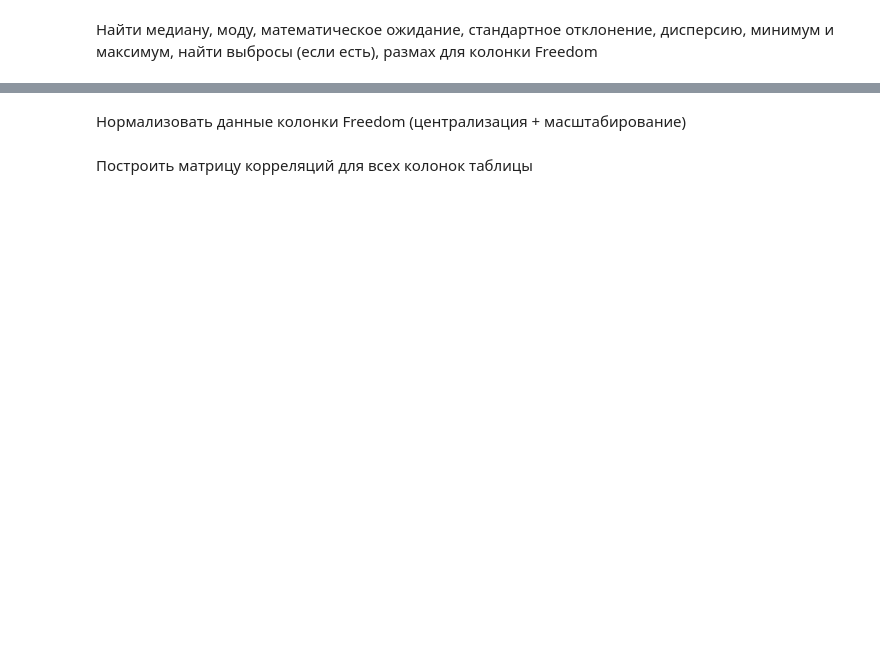
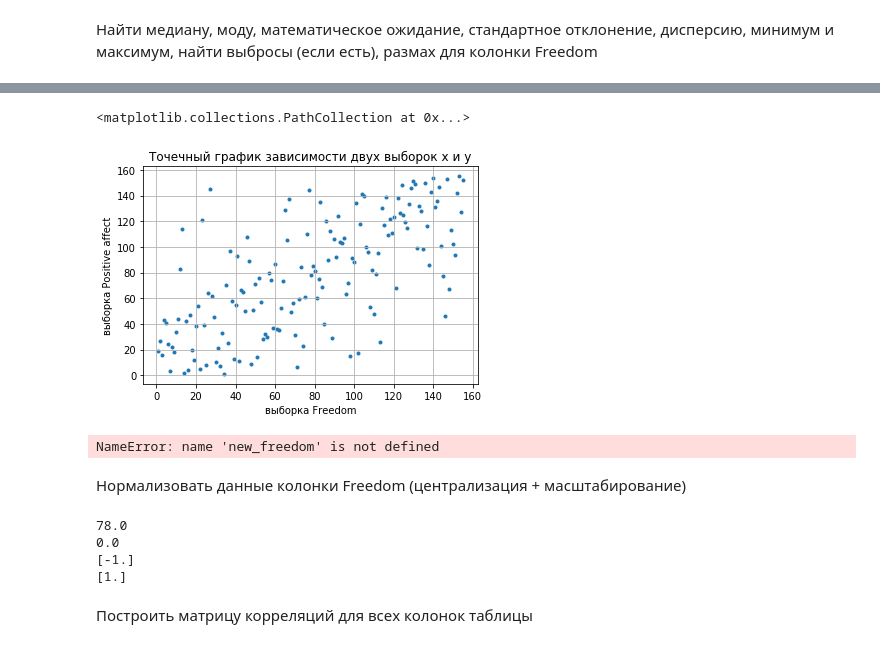
Before and after one commit to pythonwillow/pyda, a Jupyter notebook: dz_1 основы описательной статистики, виды распределений.ipynb, the cells around one changed output, grey strips where cells are left out. Saved outputs shown, nothing was run; the diff lists cells and outputs as text; code cells hidden in the pictures; blank space fills up the shorter version.

```diff
--- a/dz_1 основы описательной статистики, виды распределений.ipynb
+++ b/dz_1 основы описательной статистики, виды распределений.ipynb
@@ -38,4 +114,44 @@ World happiness gauged by technologies, social norms, and government policies. D
+# %%
+Freedom= df['Freedom']
+Positive_affect = df['Positive affect']
+plt.xlabel('выборка Freedom')
+plt.ylabel('выборка Positive affect')
+plt.title('Точечный график зависимости двух выборок x и y')
+plt.grid(True)
+plt.scatter(Freedom, Positive_affect, marker='.')
+# %% [output]
+<matplotlib.collections.PathCollection at 0x...>
+[figure, added]
+# %%
+from scipy.stats import pearsonr
+x = new_freedom
+y = df['Positive affect'].dropna()
+
+corr, p_value = pearsonr(x, y)
+plt.scatter(x, y, marker='.')
+print('Коэффициент корреляции Пирсона:', corr)
+# %% [output]
+NameError: name 'new_freedom' is not defined
 # %% [markdown]
 Нормализовать данные колонки Freedom (централизация + масштабирование)
+# %%
+#центрирование
+print(statistics.mean(new_freedom))
+new_freedom_1 = new_freedom - statistics.mean(new_freedom)
+print(statistics.mean(new_freedom_1))
+#масштабирование
+min(new_freedom_1)
+max(new_freedom_1)
+from sklearn import preprocessing
+min_max_scaler = preprocessing.MinMaxScaler(feature_range=(-1,1))
+
+new_freedom_2 = min_max_scaler.fit_transform(np.array(new_freedom_1).reshape(-1, 1))
+print(min(new_freedom_2))
+print(max(new_freedom_2))
+# %% [output]
+78.0
+0.0
+[-1.]
+[1.]
 # %% [markdown]
 Построить матрицу корреляций для всех колонок таблицы
```
Also changed, not shown: parts of 15 cells of this notebook, 2 other files.
